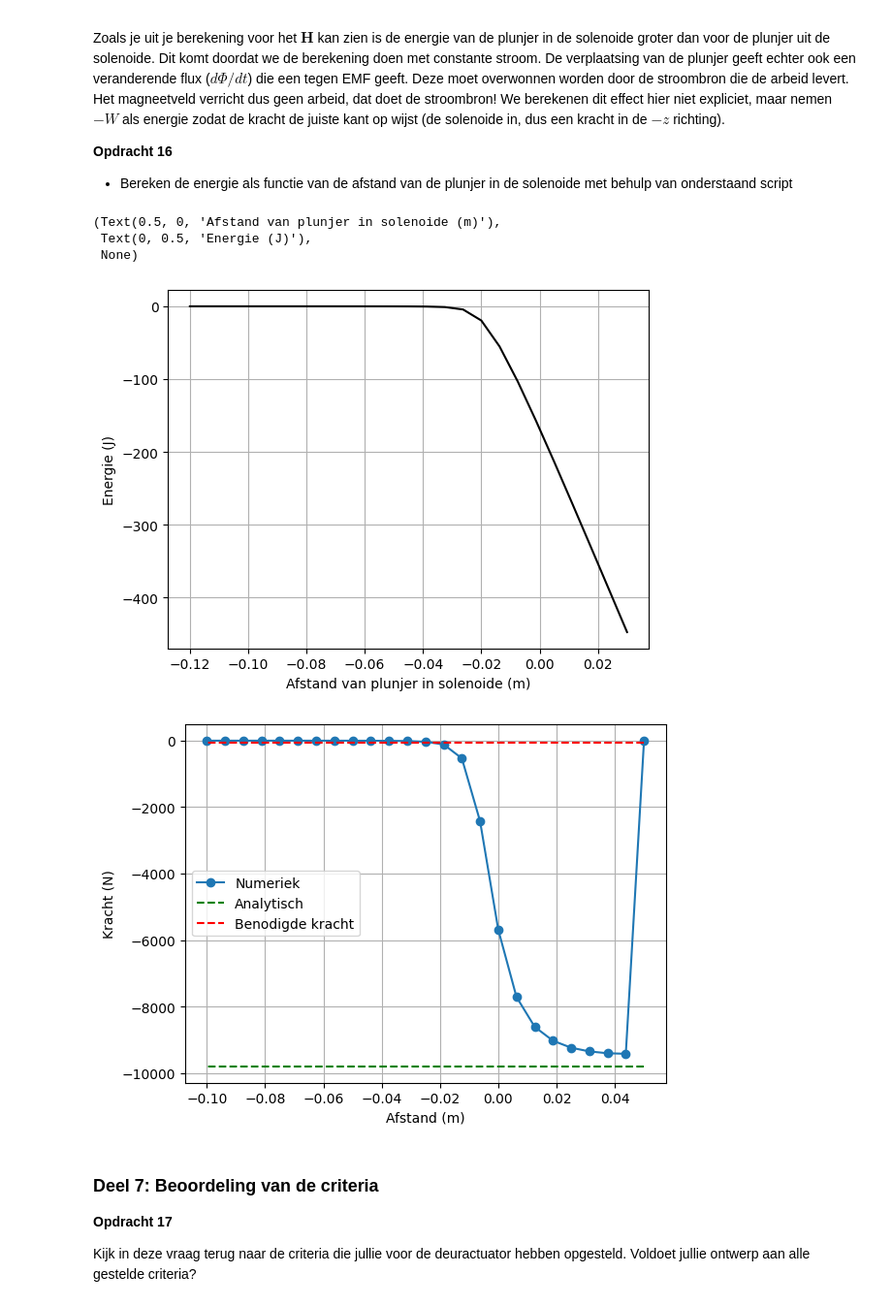
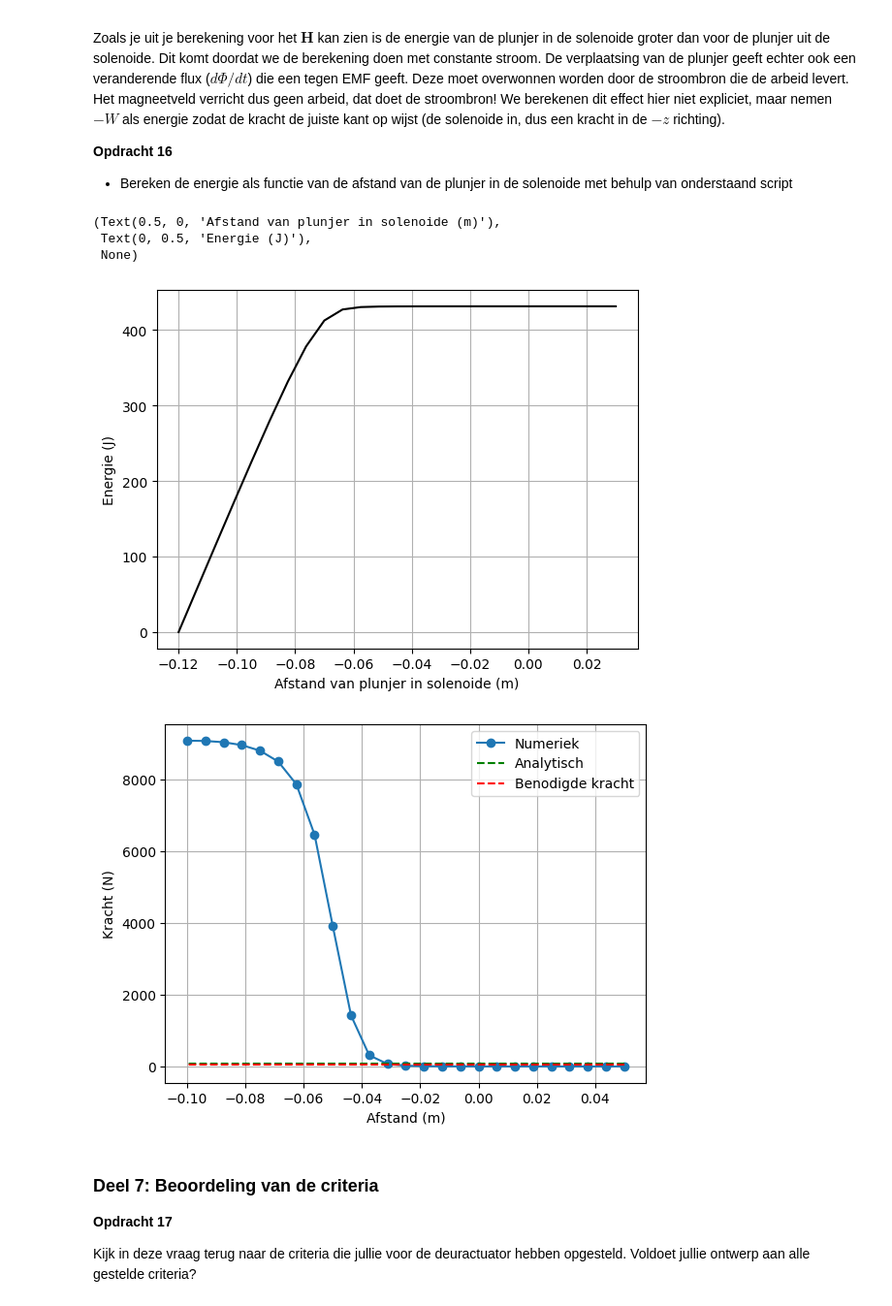
Before and after one commit to DavantePES/Def-D, a Jupyter notebook: DigitaleOntwerpopdrachten/2KrachtActuatorOpdracht/KrachtactuatorOpdracht.ipynb, the cells around one changed output. Shown at 97% size. Drawn from its saved outputs; the diff is of its cells as text; code cells hidden in the pictures.

```diff
--- a/DigitaleOntwerpopdrachten/2KrachtActuatorOpdracht/KrachtactuatorOpdracht.ipynb
+++ b/DigitaleOntwerpopdrachten/2KrachtActuatorOpdracht/KrachtactuatorOpdracht.ipynb
@@ -520,7 +520,7 @@ N = l_draad/(2*np.pi*r_sol) # Aantal wikkeling
 # Enkele plots
 ax=plt.figure().add_subplot(projection='3d')
 plt.title('Traject van de draad van de solenoide')
-x, y, z = parametrisatie(100000, r_sol, N, L_sol)
+x, y, z = parametrisatie(10000, r_sol, N, L_sol)
 plt.plot(x, y, z, '-r', linewidth=0.1)
 ax.set_box_aspect(aspect=None, zoom=0.8)
 ax.set_xlabel('x (m)'), ax.set_ylabel('y (m)'), ax.set_zlabel('z (m)')
@@ -613,32 +613,48 @@ Zoals je uit je berekening voor het $\mathbf{H}$ kan zien is de energie van de p
 
 * Bereken de energie als functie van de afstand van de plunjer in de solenoide met behulp van onderstaand script
 # %%
-# integrate the field up to point z_p
-Wz=-0.5*np.pi*r_sol**2*np.cumsum(np.flipud(H_ax)*mu_r*mu_0*np.flipud(H_ax))*(z_ax[1] - z_ax[0])
+dz = z_ax[1] - z_ax[0]
+A = np.pi * r_sol**2
 
+
+Wz = []
+
+for zp in z_ax:
+    idx = int(zp / dz)
+
+    # plunjer deel
+    W1 = 0.5 * A * mu_0 * mu_r * np.sum(H_ax[:idx]**2) * dz
+
+    # lucht deel
+    W2 = 0.5 * A * mu_0 * np.sum(H_ax[idx:]**2) * dz
+
+    Wz.append(W1 + W2)
+
+Wz = np.array(Wz)
 plt.plot(L_s/2 - z_ax, np.flipud(Wz), '-k')
 plt.xlabel('Afstand van plunjer in solenoide (m)'), plt.ylabel('Energie (J)'), plt.grid()
 # %% [output]
 (Text(0.5, 0, 'Afstand van plunjer in solenoide (m)'),
  Text(0, 0.5, 'Energie (J)'),
  None)
-[figure, old version]
+[figure, new version]
 # %%
-analytische_kracht = -mu_0 * mu_r * np.pi * r_sol**2 * N**2 * I**2 / (2 * L_sol**2)
+I = 0.5 # A
 
-numerieke_kracht = np.diff(Wz, append=Wz[-1]) / (z_ax[1] - z_ax[0])
+analytische_kracht = 0.5 * mu_0 * A * (N * I / L_sol)**2 * (mu_r - 1)
+numerieke_kracht = np.gradient(Wz, z_ax)
 
 # Plotting the results
 plt.plot(L_sol/2 - z_ax, np.flipud(numerieke_kracht), '-o', label='Numeriek')
 plt.plot(L_sol/2 - z_ax, analytische_kracht*np.ones(n_ax), '--g', label='Analytisch')
-plt.plot(L_sol/2 - z_ax, (-5*9.8)*np.ones(n_ax), '--r', label='Benodigde kracht')
+plt.plot(L_sol/2 - z_ax, (5*9.8)*np.ones(n_ax), '--r', label='Benodigde kracht')
 
 plt.xlabel('Afstand (m)')
 plt.ylabel('Kracht (N)')
 plt.legend()
 plt.grid()
 # %% [output]
-[figure, old version]
+[figure, new version]
 # %% [markdown]
 ### Deel 7: Beoordeling van de criteria
 **Opdracht 17**
```
Also changed, not shown: parts of 10 cells of this notebook, 1 other file.
